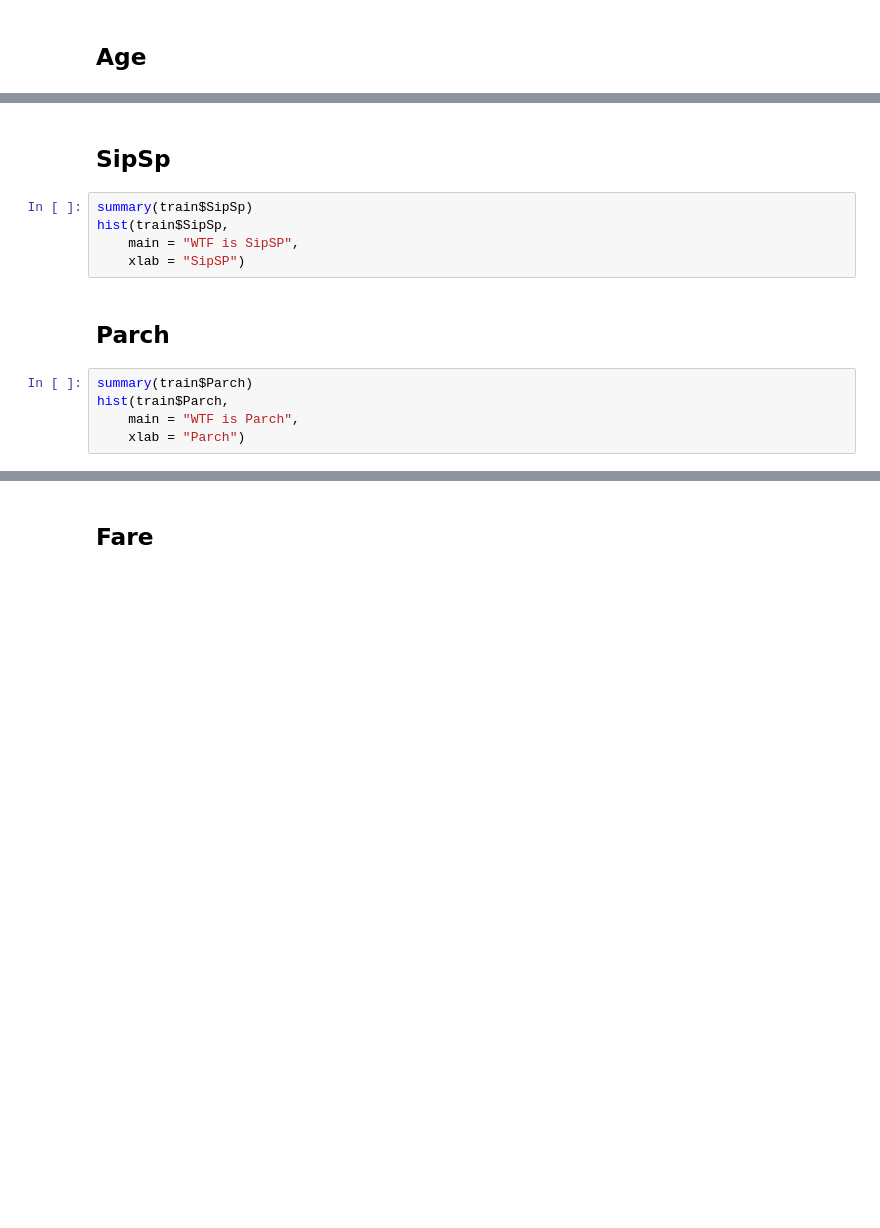
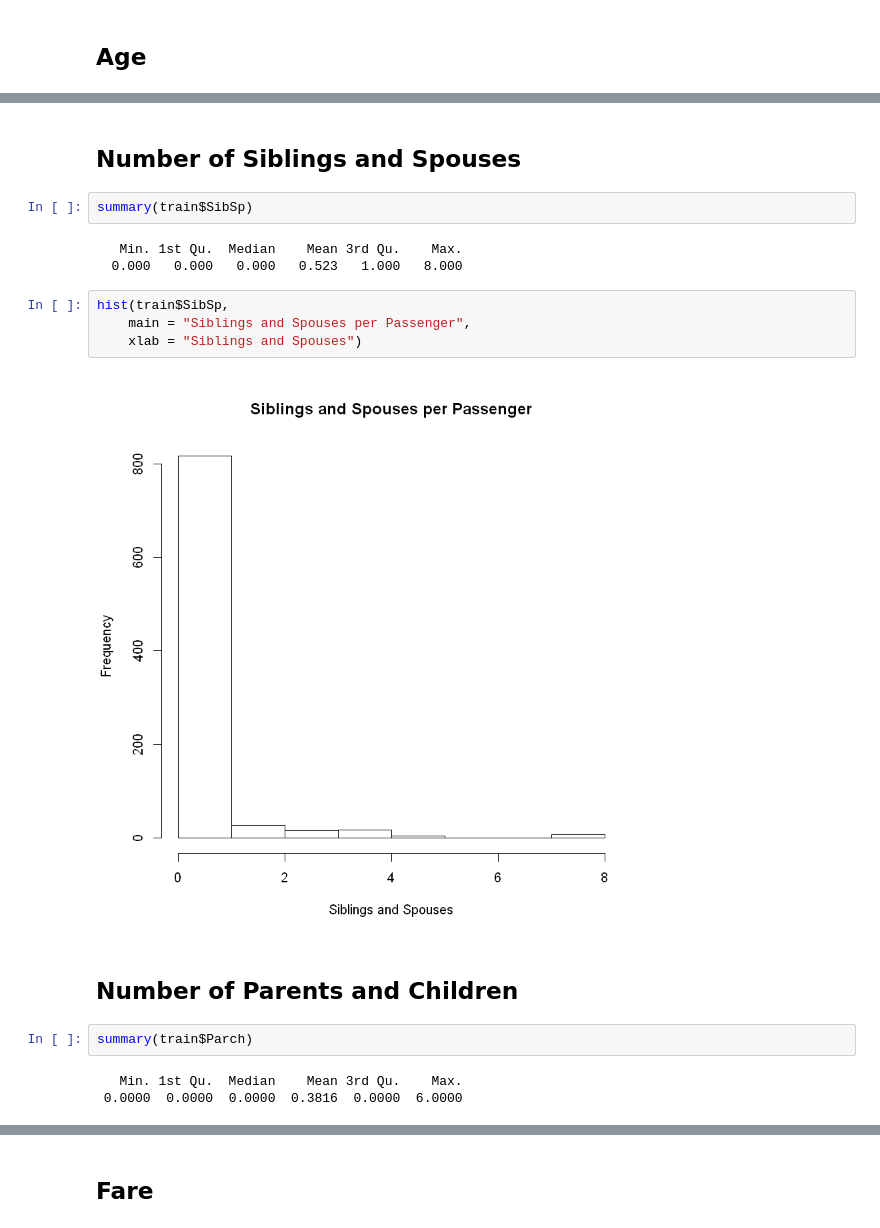
Before and after one commit to caracotsios1/Titanic, a Jupyter notebook: dataExploration.ipynb, the cells around one changed output, grey strips where cells are left out. Saved outputs shown, nothing was run; the diff lists cells and outputs as text; blank space fills up the shorter version.

```diff
--- a/dataExploration.ipynb
+++ b/dataExploration.ipynb
@@ -44,15 +54,21 @@ hist(train$Age,
 [figure]
-# %% [markdown]
-## SipSp
-# %%
-summary(train$SipSp)
-hist(train$SipSp,
-    main = "WTF is SipSP",
-    xlab = "SipSP")
-# %% [markdown]
-## Parch
-# %%
-summary(train$Parch)
-hist(train$Parch,
-    main = "WTF is Parch",
-    xlab = "Parch")
+# %% [markdown]
+## Number of Siblings and Spouses
+# %%
+summary(train$SibSp)
+# %% [output]
+   Min. 1st Qu.  Median    Mean 3rd Qu.    Max.
+  0.000   0.000   0.000   0.523   1.000   8.000
+# %%
+hist(train$SibSp,
+    main = "Siblings and Spouses per Passenger",
+    xlab = "Siblings and Spouses")
+# %% [output]
+[figure, added]
+# %% [markdown]
+## Number of Parents and Children
+# %%
+summary(train$Parch)
+# %% [output]
+   Min. 1st Qu.  Median    Mean 3rd Qu.    Max.
+ 0.0000  0.0000  0.0000  0.3816  0.0000  6.0000
```
Also changed, not shown: parts of 9 cells of this notebook.
